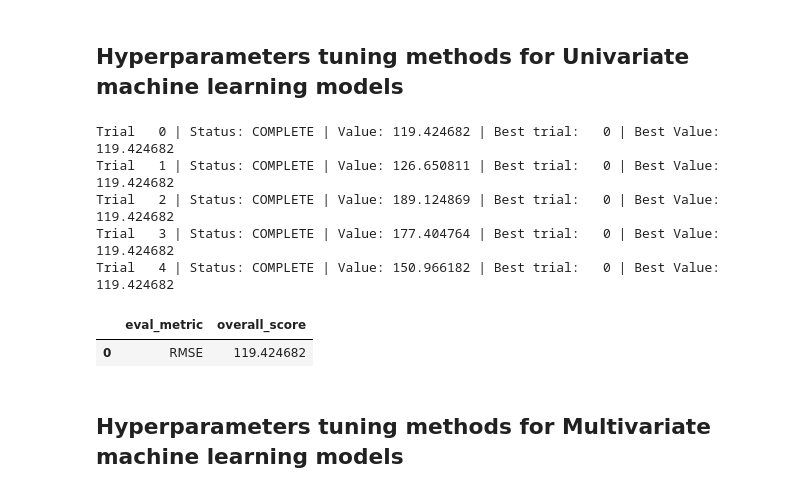
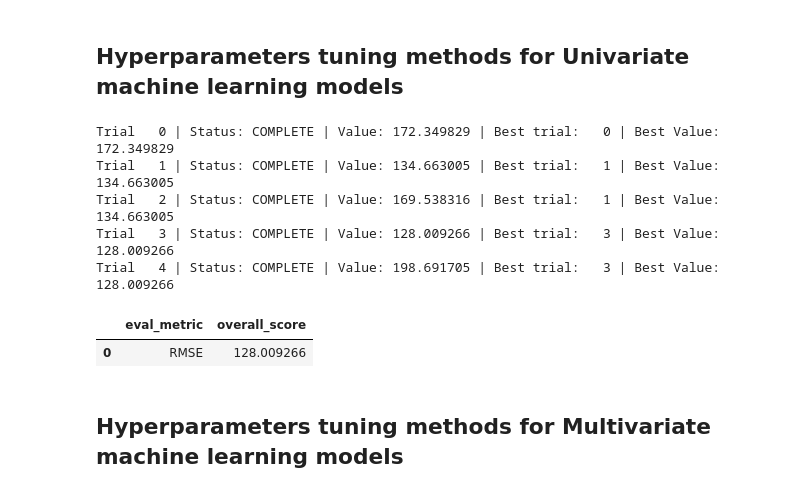
Before and after one commit to mustafaslanCoto/peshbeen, a Jupyter notebook: nbs/modules/03_model_selection.ipynb, the cells around one changed output. Cells and saved outputs as stored; diff of their text form; code cells hidden in the pictures.

```diff
--- a/nbs/modules/03_model_selection.ipynb
+++ b/nbs/modules/03_model_selection.ipynb
@@ -640,9 +640,16 @@ def optuna_tune(
             df_ = df.copy()
 
         cv_scores = []
-
+        # set forecaster parameters based on the current trial's suggested values like learning rate, depth, iterations, etc. for the specific model being tuned
+        _apply_forecaster_params(model, params)
         model_ = model.copy()
-        _apply_forecaster_params(model_, params)
+        if model_.get_name() in ("arima", "ets"):
+            model_.set_params(params=fit_params) # For ARIMA and ETS models, the parameters are set using the set_params method with the fit_params dictionary containing the relevant hyperparameters.
+        elif (model_.get_name() == "glm") or (model_.get_name() == "ms_arr"):
+            ## do not do any parameter setting for glm since the family is set at initialization and can't be changed, and the other parameters are ml_forecaster specific and will be set in the _apply_forecaster_params function
+            pass
+        else:
+            model_.model.set_params(**fit_params) ## ML models like CatBoost, LightGBM, XGBoost, etc., require setting parameters directly on the underlying model object
         for step_idx, (train_idx, test_idx) in enumerate(tscv.split(df_)):
             train = df_.iloc[train_idx]
             test = df_.iloc[test_idx]
@@ -651,16 +658,6 @@ def optuna_tune(
             y_true = index_target(y_true)
             exog_t = test.drop(columns=[target_col]) if test.shape[1] > 1 else None
 
-
-
-
-            if model_.get_name() in ("arima", "ets"):
-                model_.set_params(params=fit_params)
-            elif (model_.get_name() == "glm") or (model_.get_name() == "ms_arr"):
-                ## do not do any parameter setting for glm since the family is set at initialization and can't be changed, and the other parameters are ml_forecaster specific and will be set in the _apply_forecaster_params function
-                pass
-            else:
-                model_.model.set_params(**fit_params)
             model_.fit(train)
 
             y_pred = model_.forecast(H=len(test), exog=exog_t)
@@ -778,7 +775,7 @@ lgb_param_space = {
     "max_bin":           lambda t: t.suggest_int("max_bin", 100, 350),
     "top_rate":          lambda t: t.suggest_float("top_rate", 0.05, 0.4),
     "other_rate":        lambda t: t.suggest_float("other_rate", 0.05, 0.3),
-    "num_iterations":    lambda t: t.suggest_int("num_iterations", 30, 700),
+    "num_iterations":    lambda t: t.suggest_int("num_iterations", 30, 200),
     "top_k":             lambda t: t.suggest_int("top_k", 8, 30),
     # "box_cox":          lambda t: t.suggest_float("box_cox", 0.0, 4),  # Example of a float parameter for box_cox
     "lags":              lambda t: t.suggest_categorical(
@@ -789,7 +786,18 @@ lgb_param_space = {
     "seed":              lambda t: t.suggest_int("seed", 0, 0)  # Fixed seed for reproducibility
 }
 
-ml_linear = ml_forecaster(model=LGBMRegressor(verbose=-1),
+## import catboost and define catboost parameter space
+from catboost import CatBoostRegressor
+catboost_param_space = {
+    "learning_rate":     lambda t: t.suggest_float("learning_rate", 0.001, 0.6),
+    "depth":             lambda t: t.suggest_int("depth", 2, 8),
+    "iterations":        lambda t: t.suggest_int("iterations", 30, 120),
+    "lags":              lambda t: t.suggest_categorical(
+                             "lags", [
+                                 [1,2],[3,4],[5],7, [1, 2,3]
+                             ]),
+}
+ml_linear = ml_forecaster(model=CatBoostRegressor(verbose=0),
               target_col='admissions', lags = 30,
               cat_variables=cat_variables, categorical_encoder=ohe)
 
@@ -802,26 +810,26 @@ best_params, best_lags, other_ags, _ = optuna_tune(
     eval_metric=RMSE,
     eval_num=5,
     warm_up_steps=2,
-    param_space=lgb_param_space, verbose=True, eval_horizons=None
+    param_space=catboost_param_space, verbose=True, eval_horizons=None
 )
 # %% [output]
-Trial   0 | Status: COMPLETE | Value: 119.424682 | Best trial:   0 | Best Value: 119.424682
-Trial   1 | Status: COMPLETE | Value: 126.650811 | Best trial:   0 | Best Value: 119.424682
-Trial   2 | Status: COMPLETE | Value: 189.124869 | Best trial:   0 | Best Value: 119.424682
-Trial   3 | Status: COMPLETE | Value: 177.404764 | Best trial:   0 | Best Value: 119.424682
-Trial   4 | Status: COMPLETE | Value: 150.966182 | Best trial:   0 | Best Value: 119.424682
+Trial   0 | Status: COMPLETE | Value: 172.349829 | Best trial:   0 | Best Value: 172.349829
+Trial   1 | Status: COMPLETE | Value: 134.663005 | Best trial:   1 | Best Value: 134.663005
+Trial   2 | Status: COMPLETE | Value: 169.538316 | Best trial:   1 | Best Value: 134.663005
+Trial   3 | Status: COMPLETE | Value: 128.009266 | Best trial:   3 | Best Value: 128.009266
+Trial   4 | Status: COMPLETE | Value: 198.691705 | Best trial:   3 | Best Value: 128.009266
 # %%
 #| hide
-ml_linear = ml_forecaster(model=LGBMRegressor(verbose=-1, **best_params),
+ml_linear = ml_forecaster(model=CatBoostRegressor(verbose=0, **best_params),
               target_col='admissions', lags = best_lags,
               cat_variables=cat_variables, categorical_encoder=ohe)
 ml_linear.cross_validate(train, cv_split=10,
                          step_size=10, test_size=30,
                          metrics=[RMSE])
 ml_linear.cv_summary
 # %% [output]
 |  | eval_metric | overall_score |
-| 0 | RMSE | 119.424682 |
+| 0 | RMSE | 128.009266 |
 # %%
 #| hide
 
```
Also changed, not shown: parts of 8 cells of this notebook, 3 other files.
